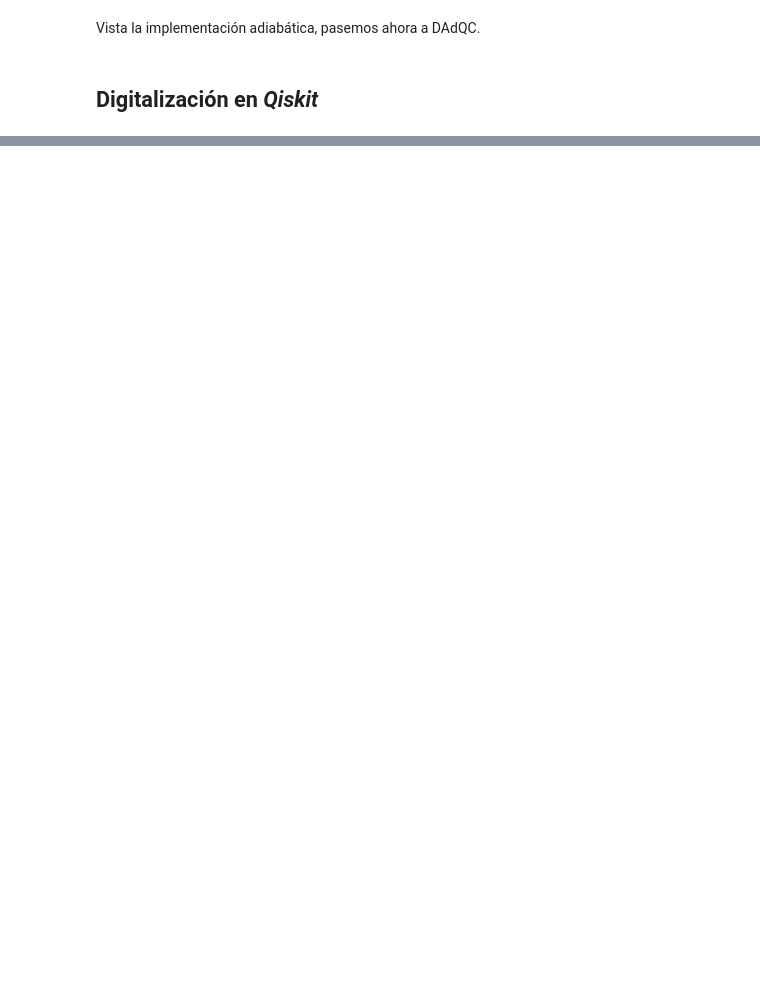
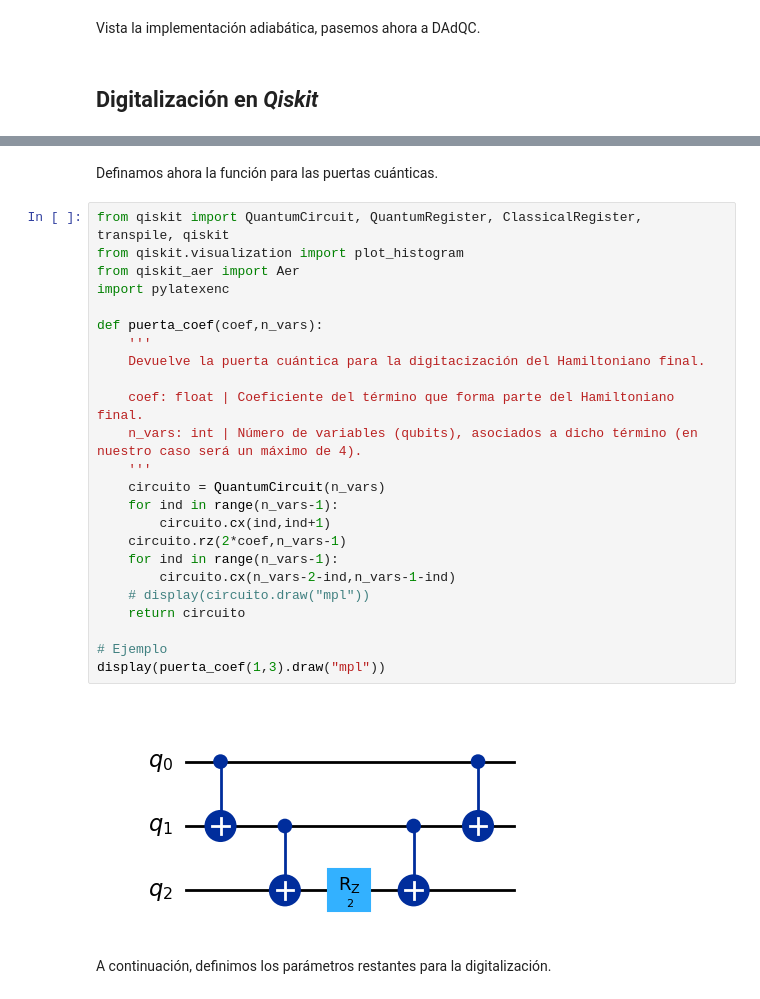
Before and after one commit to Mariomc10/C-digos_TFM, a Jupyter notebook: Shor_Adiabatico.ipynb, the cells around one changed output, grey strips where cells are left out. Cells and saved outputs as stored; diff of their text form; blank space fills up the shorter version.

```diff
--- a/Shor_Adiabatico.ipynb
+++ b/Shor_Adiabatico.ipynb
@@ -115,0 +225,30 @@ Vista la implementación adiabática, pasemos ahora a DAdQC.
+# %% [markdown]
+Definamos ahora la función para las puertas cuánticas.
+# %%
+from qiskit import QuantumCircuit, QuantumRegister, ClassicalRegister, transpile, qiskit
+from qiskit.visualization import plot_histogram
+from qiskit_aer import Aer
+import pylatexenc
+
+def puerta_coef(coef,n_vars):
+    '''
+    Devuelve la puerta cuántica para la digitacización del Hamiltoniano final.
+
+    coef: float | Coeficiente del término que forma parte del Hamiltoniano final.
+    n_vars: int | Número de variables (qubits), asociados a dicho término (en nuestro caso será un máximo de 4).
+    '''
+    circuito = QuantumCircuit(n_vars)
+    for ind in range(n_vars-1):
+        circuito.cx(ind,ind+1)
+    circuito.rz(2*coef,n_vars-1)
+    for ind in range(n_vars-1):
+        circuito.cx(n_vars-2-ind,n_vars-1-ind)
+    # display(circuito.draw("mpl"))
+    return circuito
+
+# Ejemplo
+display(puerta_coef(1,3).draw("mpl"))
+# %% [output]
+[figure, added]
+# %% [markdown]
+A continuación, definimos los parámetros restantes para la digitalización.
```
Also changed, not shown: parts of 32 cells of this notebook.
